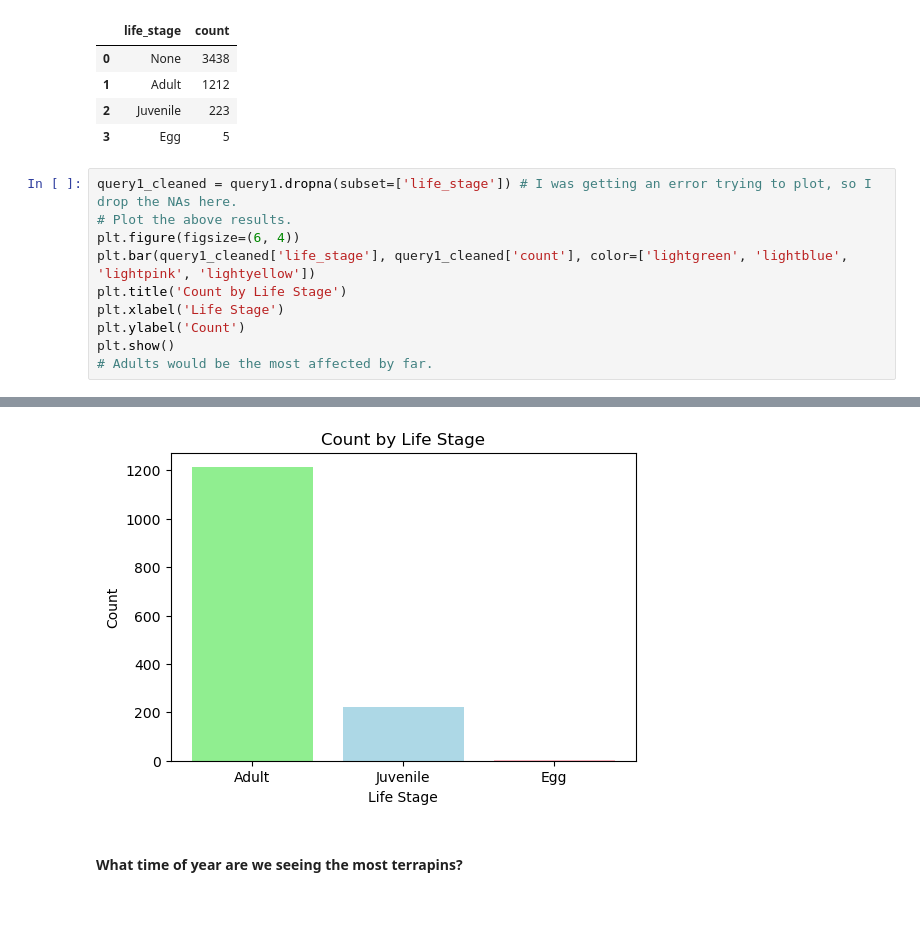
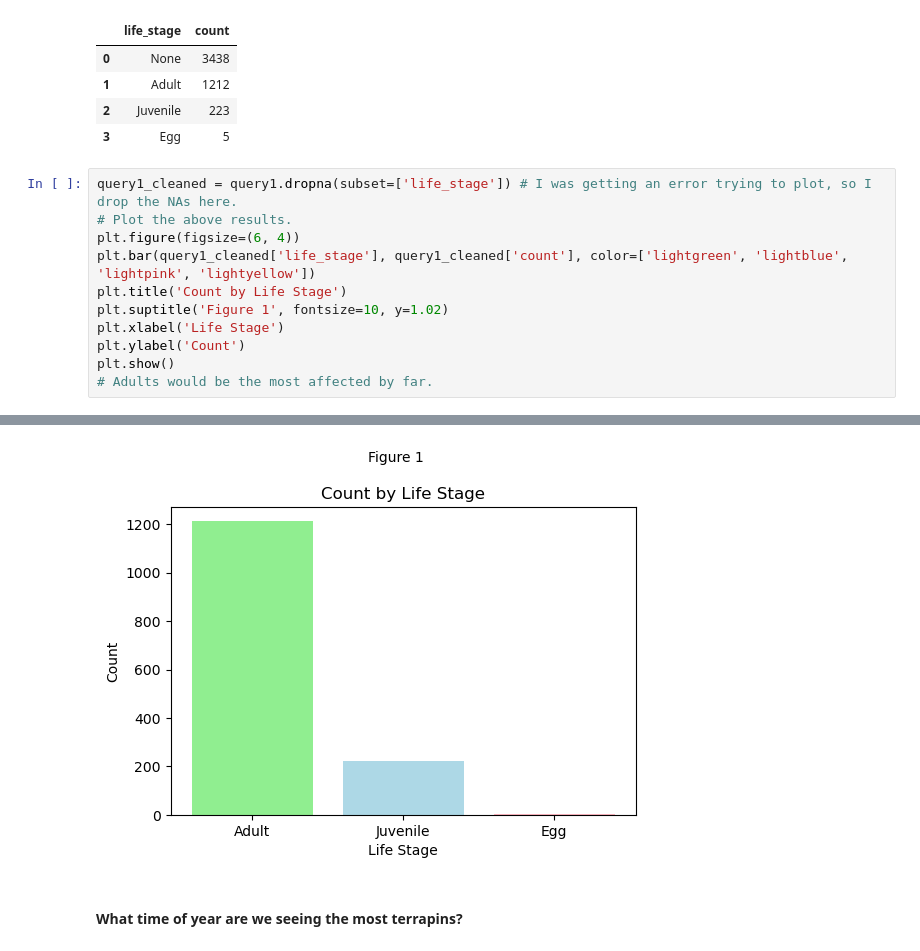
Before and after one commit to taramjacobsen/DSSA-5102_Spring2025, a Jupyter notebook: Assignments/Assignment10_Jacobsen.ipynb, the cells around one changed output, grey strips where cells are left out. Saved outputs shown, nothing was run; the diff lists cells and outputs as text; blank space fills up the shorter version.

```diff
--- a/Assignments/Assignment10_Jacobsen.ipynb
+++ b/Assignments/Assignment10_Jacobsen.ipynb
@@ -708,16 +706,17 @@ query1
 # %%
 query1_cleaned = query1.dropna(subset=['life_stage']) # I was getting an error trying to plot, so I drop the NAs here.
 # Plot the above results.
 plt.figure(figsize=(6, 4))
 plt.bar(query1_cleaned['life_stage'], query1_cleaned['count'], color=['lightgreen', 'lightblue', 'lightpink', 'lightyellow'])
 plt.title('Count by Life Stage')
+plt.suptitle('Figure 1', fontsize=10, y=1.02)
 plt.xlabel('Life Stage')
 plt.ylabel('Count')
 plt.show()
 # Adults would be the most affected by far.
 # %% [output]
 [interactive output not drawn]
-[figure, old version]
+[figure, new version]
 # %% [markdown]
 #### What time of year are we seeing the most terrapins?
 # %%
```
Also changed, not shown: parts of 7 cells of this notebook.
